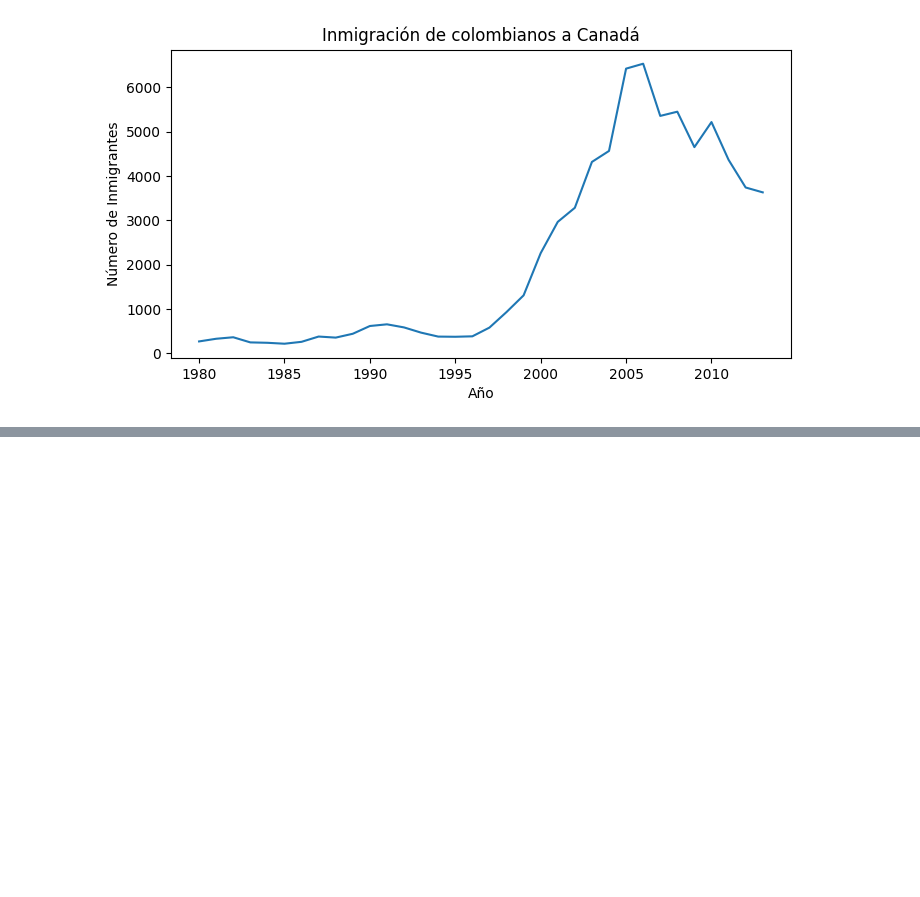
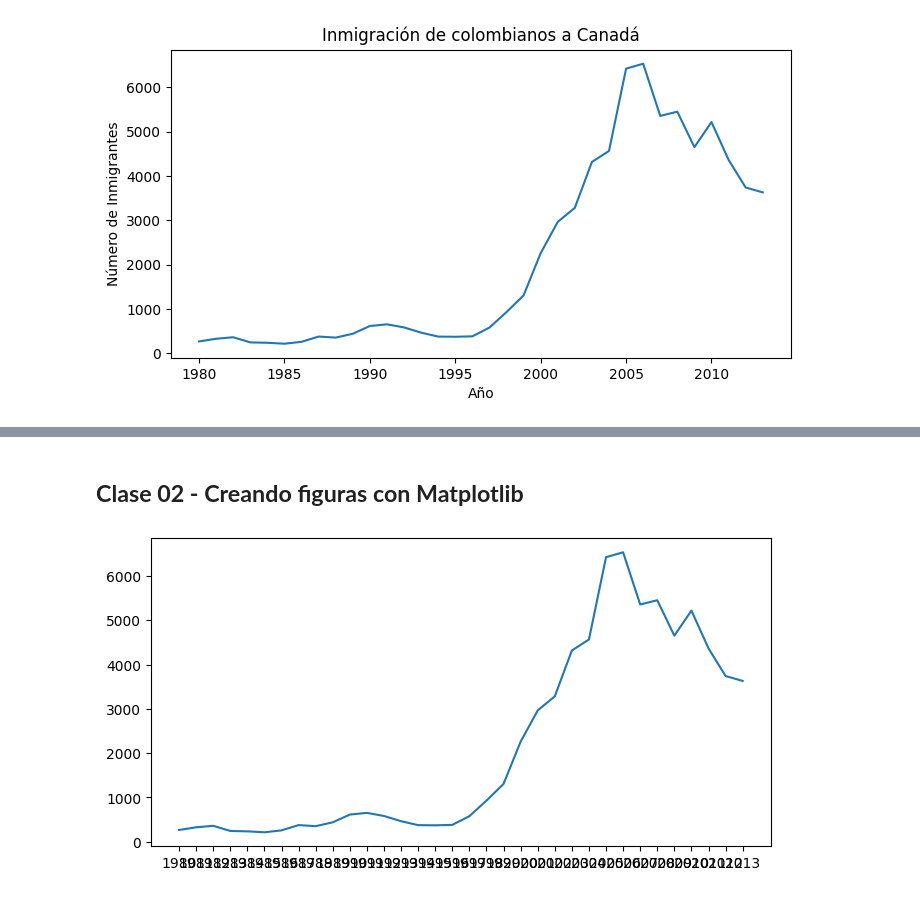
Before and after one commit to TAGARA-TECH/visualizacionDeDatos, a Jupyter notebook: visualizacion_de_datos_con_python.ipynb, the cells around one changed output, grey strips where cells are left out. Cells and saved outputs as stored; diff of their text form; code cells hidden in the pictures; blank space fills up the shorter version.

```diff
--- a/visualizacion_de_datos_con_python.ipynb
+++ b/visualizacion_de_datos_con_python.ipynb
@@ -201,0 +230,8 @@ plt.show()
+# %% [markdown]
+## **Clase 02 - Creando figuras con Matplotlib**
+# %%
+fig, ax = plt.subplots(figsize=(8,4))
+ax.plot(datos_col['Año'],datos_col['Inmigrantes'])
+plt.show()
+# %% [output]
+[figure, added]
```
Also changed, not shown: parts of 8 cells of this notebook.
